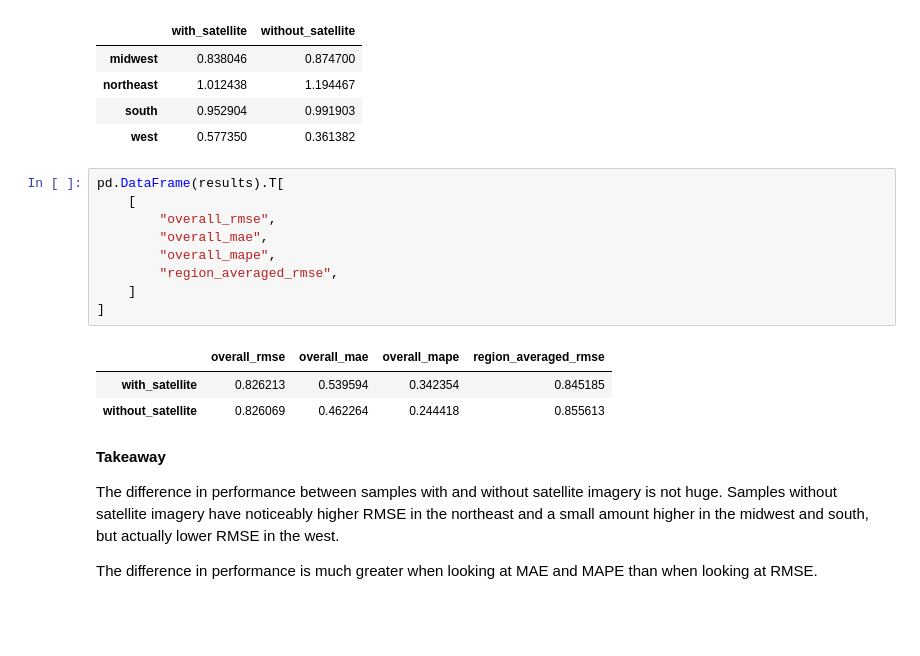
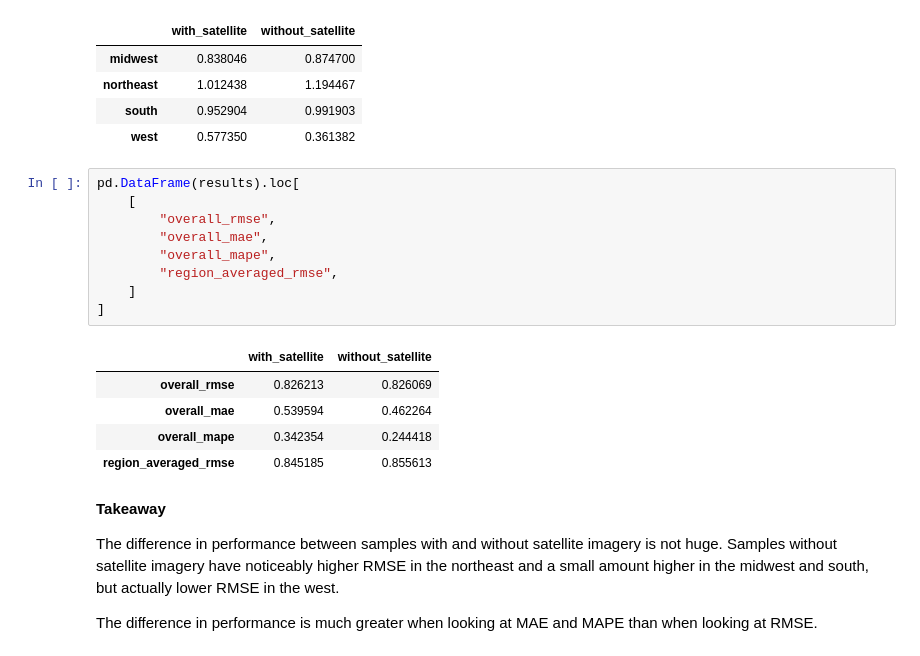
Before and after one commit to drivendataorg/cyfi, a Jupyter notebook: cyano/experiment/notebooks/0.0-klw-adding-climate.ipynb, the cells around one changed output. Cells and saved outputs as stored; diff of their text form; blank space fills up the shorter version.

Commit message:
tweak dataframe

```diff
--- a/cyano/experiment/notebooks/0.0-klw-adding-climate.ipynb
+++ b/cyano/experiment/notebooks/0.0-klw-adding-climate.ipynb
@@ -197,19 +197,21 @@ regional_scores
 | northeast | 1.012438 | 1.194467 |
 | south | 0.952904 | 0.991903 |
 | west | 0.577350 | 0.361382 |
-# %%
-pd.DataFrame(results).T[
-    [
-        "overall_rmse",
-        "overall_mae",
-        "overall_mape",
-        "region_averaged_rmse",
-    ]
-]
-# %% [output]
-|  | overall_rmse | overall_mae | overall_mape | region_averaged_rmse |
-| with_satellite | 0.826213 | 0.539594 | 0.342354 | 0.845185 |
-| without_satellite | 0.826069 | 0.462264 | 0.244418 | 0.855613 |
+# %%
+pd.DataFrame(results).loc[
+    [
+        "overall_rmse",
+        "overall_mae",
+        "overall_mape",
+        "region_averaged_rmse",
+    ]
+]
+# %% [output]
+|  | with_satellite | without_satellite |
+| overall_rmse | 0.826213 | 0.826069 |
+| overall_mae | 0.539594 | 0.462264 |
+| overall_mape | 0.342354 | 0.244418 |
+| region_averaged_rmse | 0.845185 | 0.855613 |
 # %% [markdown]
 **Takeaway**
 
```
Also changed, not shown: parts of 2 cells of this notebook, 1 other file.
